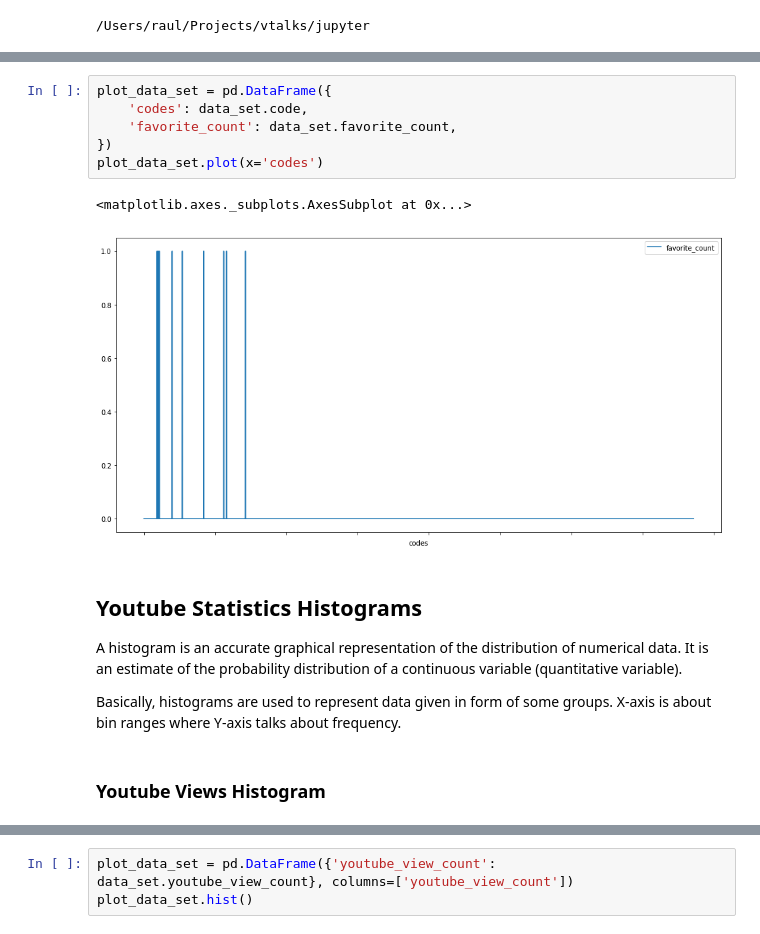
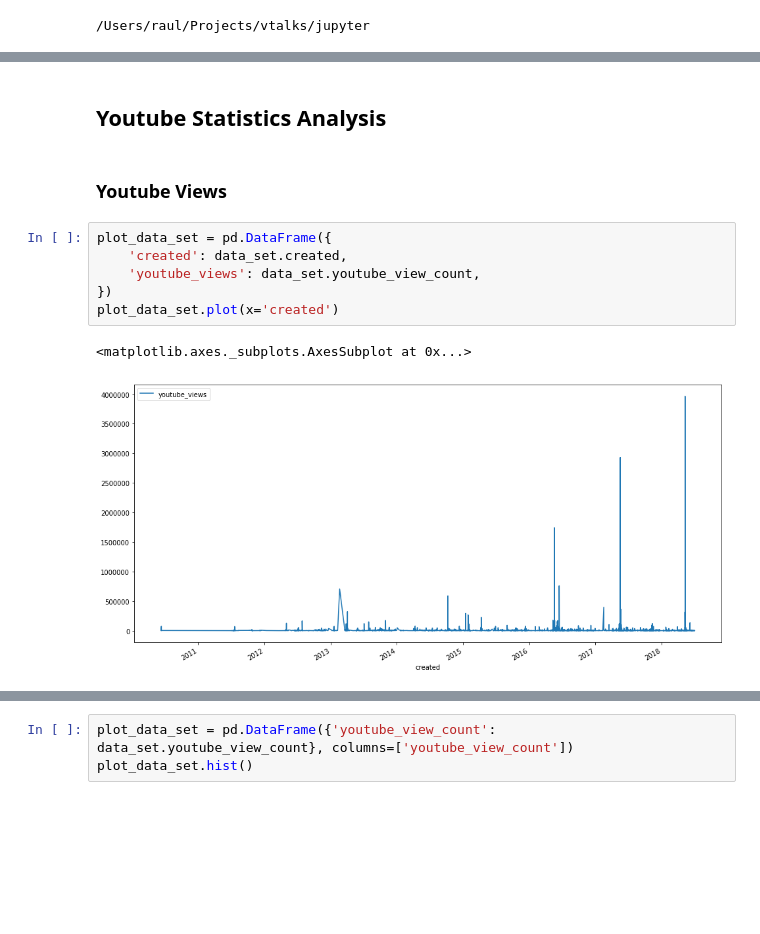
Before and after one commit to vtalks/jupyter, a Jupyter notebook: vtalks_dataset.ipynb, the cells around one changed output, grey strips where cells are left out. Cells and saved outputs as stored; diff of their text form; blank space fills up the shorter version.

```diff
--- a/vtalks_dataset.ipynb
+++ b/vtalks_dataset.ipynb
@@ -126,17 +140,13 @@ plot_data_set.plot(x='codes')
-# %%
-plot_data_set = pd.DataFrame({
-    'codes': data_set.code,
-    'favorite_count': data_set.favorite_count,
-})
-plot_data_set.plot(x='codes')
-# %% [output]
-<matplotlib.axes._subplots.AxesSubplot at 0x...>
-[figure, removed]
-# %% [markdown]
-## Youtube Statistics Histograms
-
-A histogram is an accurate graphical representation of the distribution of numerical data. It is an estimate of the probability distribution of a continuous variable (quantitative variable).
-
-Basically, histograms are used to represent data given in form of some groups. X-axis is about bin ranges where Y-axis talks about frequency.
-# %% [markdown]
-### Youtube Views Histogram
+# %% [markdown]
+## Youtube Statistics Analysis <a class="anchor" id="youtube-statistics-analysis"></a>
+# %% [markdown]
+### Youtube Views <a class="anchor" id="youtube-views"></a>
+# %%
+plot_data_set = pd.DataFrame({
+    'created': data_set.created,
+    'youtube_views': data_set.youtube_view_count,
+})
+plot_data_set.plot(x='created')
+# %% [output]
+<matplotlib.axes._subplots.AxesSubplot at 0x...>
+[figure, added]
```
Also changed, not shown: parts of 57 cells of this notebook.
